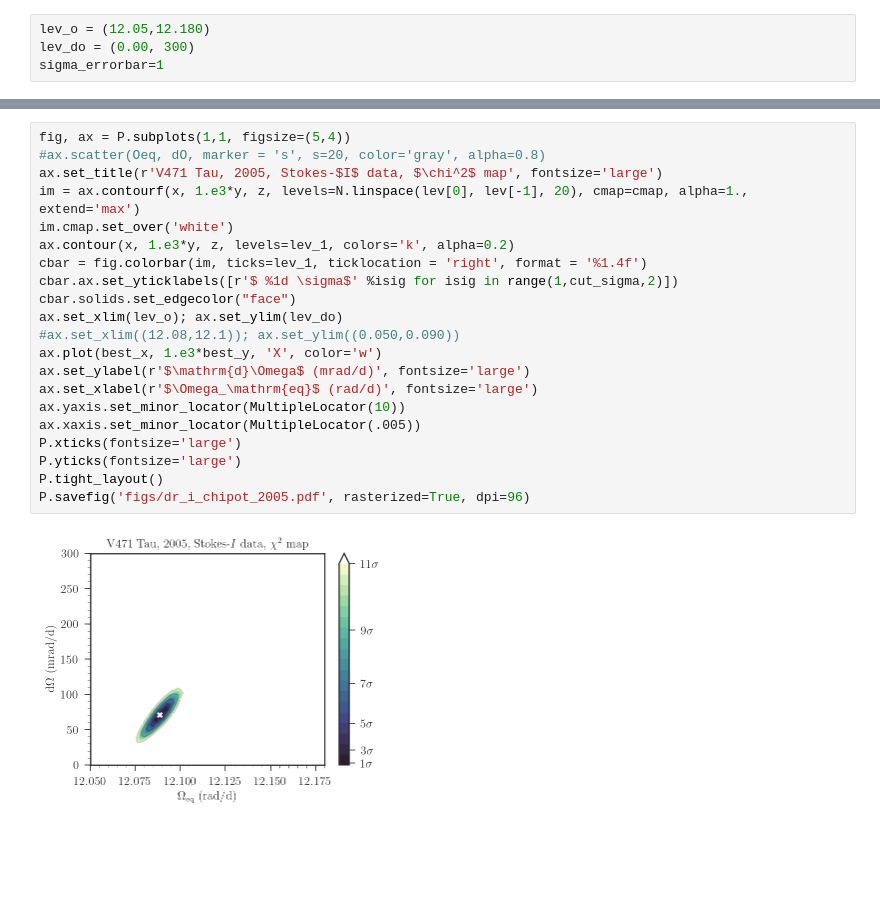
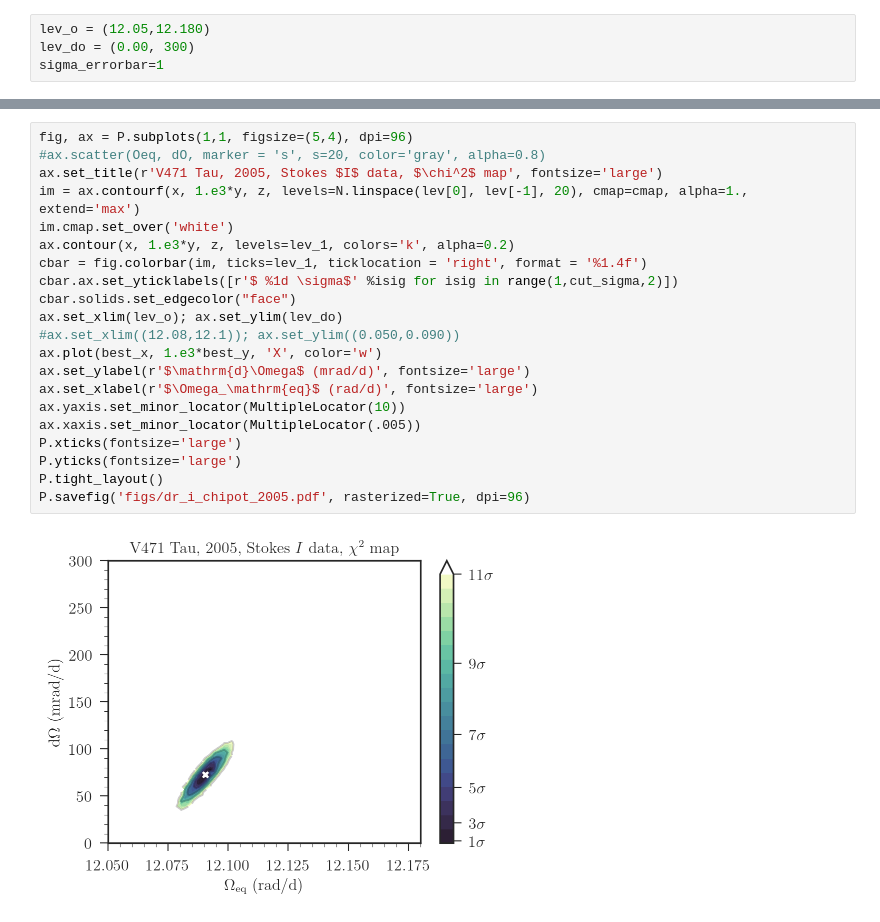
Before and after one commit to bzaire/Reports, a Jupyter notebook: SDR_CHIPOT.ipynb, the cells around one changed output, grey strips where cells are left out. Drawn from its saved outputs; the diff is of its cells as text; blank space fills up the shorter version.

```diff
--- a/SDR_CHIPOT.ipynb
+++ b/SDR_CHIPOT.ipynb
@@ -656,26 +778,26 @@ P.show()
 # %%
-fig, ax = P.subplots(1,1, figsize=(5,4))
+fig, ax = P.subplots(1,1, figsize=(5,4), dpi=96)
 #ax.scatter(Oeq, dO, marker = 's', s=20, color='gray', alpha=0.8)
-ax.set_title(r'V471 Tau, 2005, Stokes-$I$ data, $\chi^2$ map', fontsize='large')
+ax.set_title(r'V471 Tau, 2005, Stokes $I$ data, $\chi^2$ map', fontsize='large')
 im = ax.contourf(x, 1.e3*y, z, levels=N.linspace(lev[0], lev[-1], 20), cmap=cmap, alpha=1., extend='max')
 im.cmap.set_over('white')
 ax.contour(x, 1.e3*y, z, levels=lev_1, colors='k', alpha=0.2)
 cbar = fig.colorbar(im, ticks=lev_1, ticklocation = 'right', format = '%1.4f')
 cbar.ax.set_yticklabels([r'$ %1d \sigma$' %isig for isig in range(1,cut_sigma,2)])
 cbar.solids.set_edgecolor("face")
 ax.set_xlim(lev_o); ax.set_ylim(lev_do)
 #ax.set_xlim((12.08,12.1)); ax.set_ylim((0.050,0.090))
 ax.plot(best_x, 1.e3*best_y, 'X', color='w')
 ax.set_ylabel(r'$\mathrm{d}\Omega$ (mrad/d)', fontsize='large')
 ax.set_xlabel(r'$\Omega_\mathrm{eq}$ (rad/d)', fontsize='large')
 ax.yaxis.set_minor_locator(MultipleLocator(10))
 ax.xaxis.set_minor_locator(MultipleLocator(.005))
 P.xticks(fontsize='large')
 P.yticks(fontsize='large')
 P.tight_layout()
 P.savefig('figs/dr_i_chipot_2005.pdf', rasterized=True, dpi=96)
 # %% [output]
-[figure, old version]
+[figure, new version]
 # %%
 fig, ax = P.subplots(1,1, figsize=(4,3))
 ax.set_title(r'$\chi^2$')
```
Also changed, not shown: parts of 41 cells of this notebook, 52 other files.
